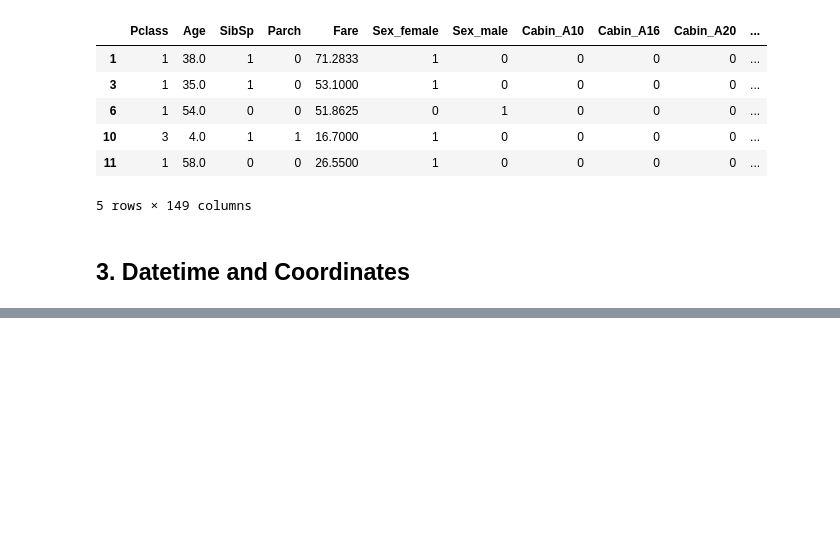
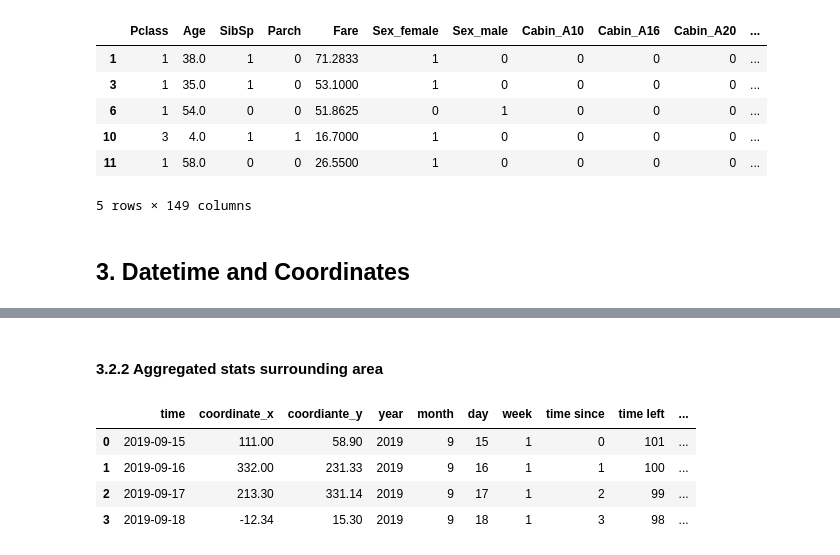
Before and after one commit to herbwood/study_datascience, a Jupyter notebook: coursera/1_02.feature_preprocessing_generation.ipynb, the cells around one changed output, grey strips where cells are left out. Saved outputs shown, nothing was run; the diff lists cells and outputs as text; code cells hidden in the pictures; blank space fills up the shorter version.

```diff
--- a/coursera/1_02.feature_preprocessing_generation.ipynb
+++ b/coursera/1_02.feature_preprocessing_generation.ipynb
@@ -299,0 +374,13 @@ train_new.head()
+# %% [markdown]
+#### 3.2.2 Aggregated stats surrounding area
+# %%
+# 주변 땅값을 통계 정보로 사용하기
+price = [201, 230, 330, 118]
+data3['price'] = price
+data3.head()
+# %% [output]
+|  | time | coordinate_x | coordiante_y | year | month | day | week | time since | time left | ... |
+| 0 | 2019-09-15 | 111.00 | 58.90 | 2019 | 9 | 15 | 1 | 0 | 101 | ... |
+| 1 | 2019-09-16 | 332.00 | 231.33 | 2019 | 9 | 16 | 1 | 1 | 100 | ... |
+| 2 | 2019-09-17 | 213.30 | 331.14 | 2019 | 9 | 17 | 1 | 2 | 99 | ... |
+| 3 | 2019-09-18 | -12.34 | 15.30 | 2019 | 9 | 18 | 1 | 3 | 98 | ... |
```
Also changed, not shown: parts of 11 cells of this notebook.
